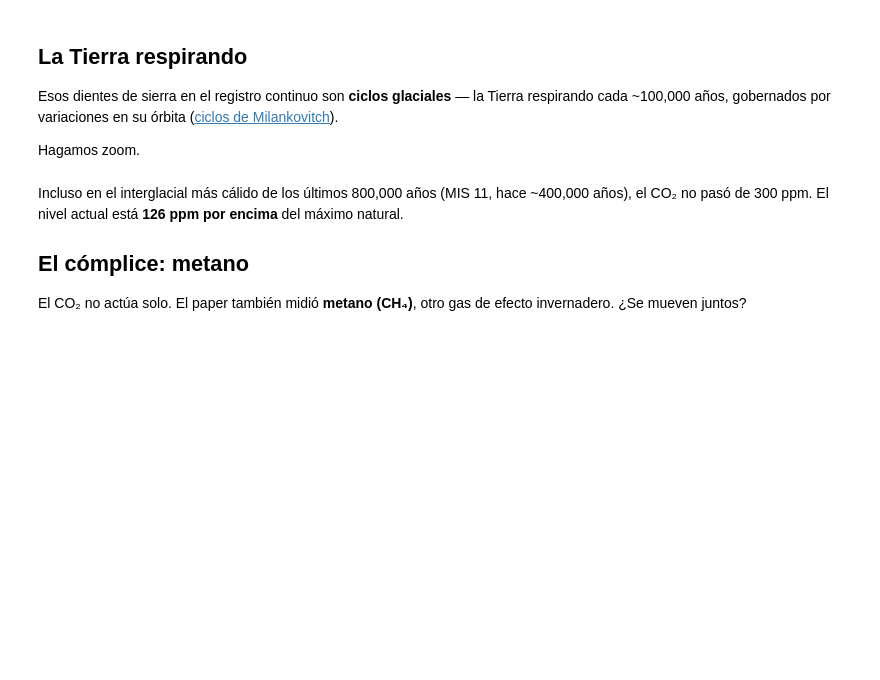
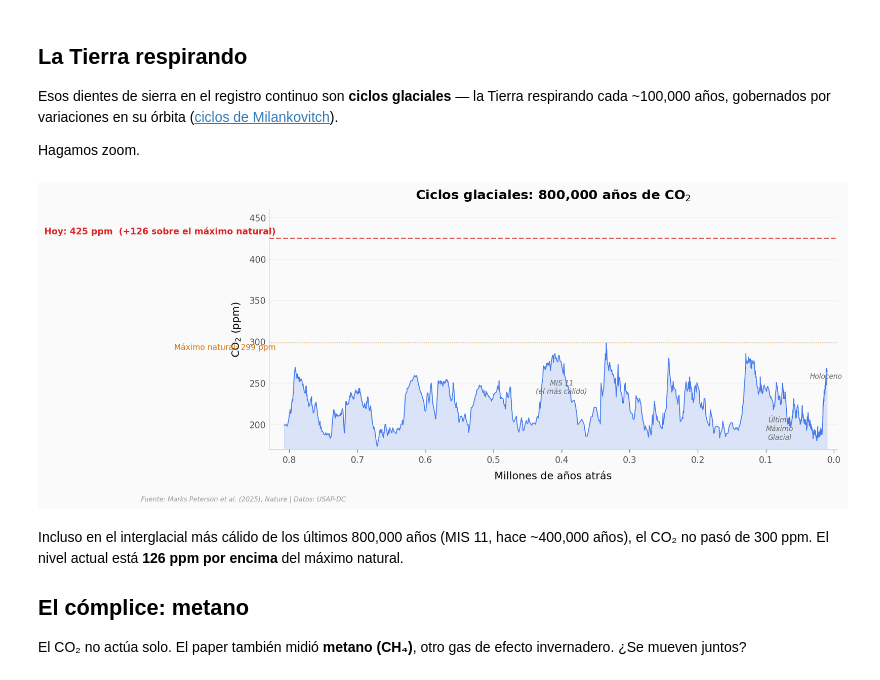
Before and after one commit to Ciencia-a-Mordiscos/lab, a Jupyter notebook: papers/2026-03-23-co2-estable-3-millones-anos/notebook.ipynb, the cells around one changed output. Cells and saved outputs as stored; diff of their text form; code cells hidden in the pictures; blank space fills up the shorter version.

```diff
--- a/papers/2026-03-23-co2-estable-3-millones-anos/notebook.ipynb
+++ b/papers/2026-03-23-co2-estable-3-millones-anos/notebook.ipynb
@@ -184,35 +203,38 @@ ax.plot(composite['age_ka'] / 1000, composite['co2_ppm'],
 
 # Máximo natural
 co2_max = composite['co2_ppm'].max()
 ax.axhline(y=co2_max, color='#D97706', linewidth=0.8, linestyle=':', alpha=0.6)
 ax.text(0.82, co2_max - 8, f'Máximo natural: {co2_max:.0f} ppm',
         fontsize=9, color='#D97706', ha='right')
 
 # CO$_2$ actual
-ax.axhline(y=425, color='#DC2626', linewidth=1.5, linestyle='--', alpha=0.7)
-ax.text(0.82, 430, f'Hoy: 425 ppm  (+{425 - co2_max:.0f} sobre el máximo natural)',
+ax.axhline(y=CO2_ACTUAL, color='#DC2626', linewidth=1.5, linestyle='--', alpha=0.7)
+ax.text(0.82, 430, f'Hoy: {CO2_ACTUAL} ppm  (+{CO2_ACTUAL - co2_max:.0f} sobre el máximo natural)',
         fontsize=10, color='#DC2626', fontweight='bold', ha='right')
 
 # Anotaciones de períodos
 periods = [
     (0.012, 258, 'Holoceno'),
     (0.08, 195, 'Último\nMáximo\nGlacial'),
     (0.40, 245, 'MIS 11\n(el más cálido)'),
 ]
 for x, y, txt in periods:
     ax.annotate(txt, xy=(x, y), fontsize=8, color='#666666',
                 ha='center', va='center', style='italic')
 
 ax.set_xlabel('Millones de años atrás', fontsize=12)
 ax.set_ylabel('CO$_2$ (ppm)', fontsize=12)
 ax.set_title('Ciclos glaciales: 800,000 años de CO$_2$', fontsize=15, fontweight='bold', pad=12)
 ax.set_xlim(-0.005, 0.83)
 ax.set_ylim(170, 460)
 ax.invert_xaxis()
 
 plt.tight_layout()
+fig.text(0.13, -0.03, FUENTE, fontsize=7.5, color='#999999', style='italic')
 plt.savefig('figuras/ciclos_glaciales_800ka.png', dpi=200, bbox_inches='tight')
 plt.show()
+# %% [output]
+[figure, added]
 # %% [markdown]
 Incluso en el interglacial más cálido de los últimos 800,000 años (MIS 11, hace ~400,000 años), el CO₂ no pasó de 300 ppm. El nivel actual está **126 ppm por encima** del máximo natural.
 
```
Also changed, not shown: parts of 6 cells of this notebook, 6 other files.
